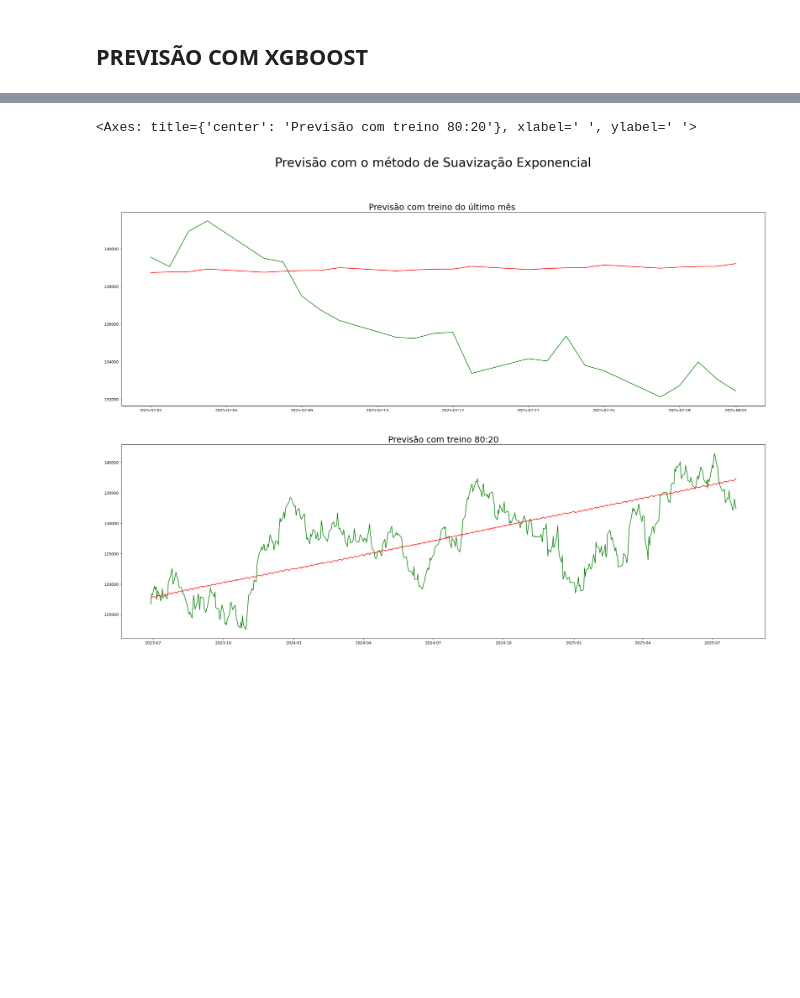
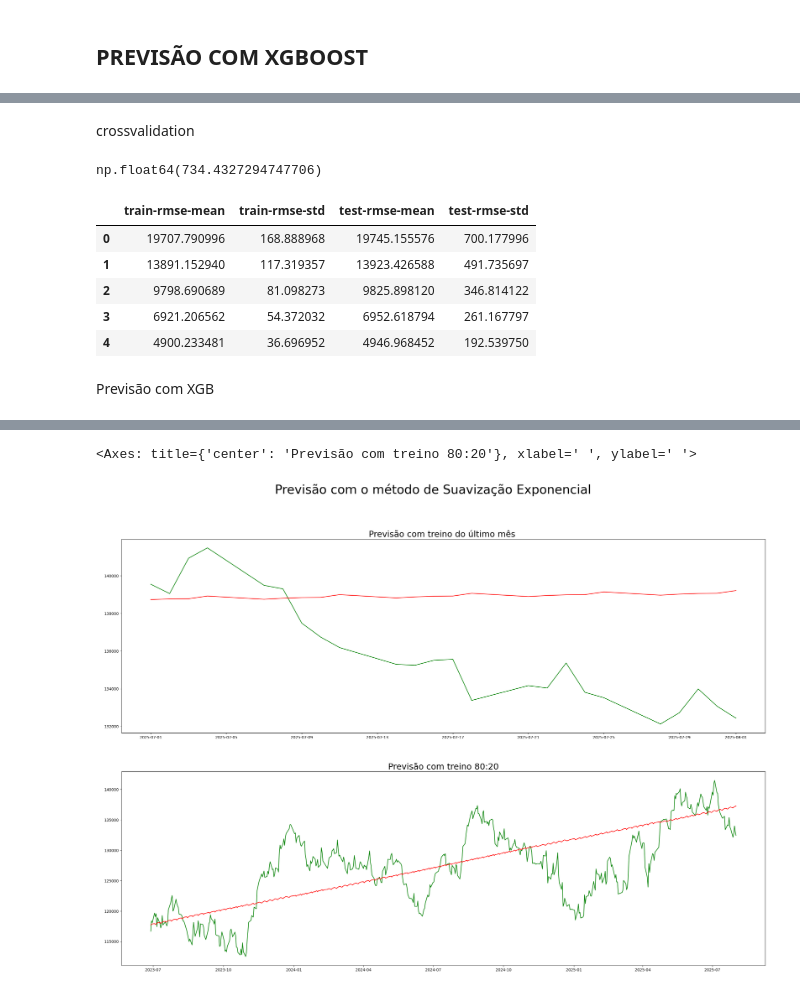
Before and after one commit to marcosfreitas-tech/Postech---Fase-2, a Jupyter notebook: main.ipynb, the cells around one changed output, grey strips where cells are left out. Cells and saved outputs as stored; diff of their text form; code cells hidden in the pictures; blank space fills up the shorter version.

```diff
--- a/main.ipynb
+++ b/main.ipynb
@@ -238,0 +524,9 @@ Name: 2023-06-28 00:00:00, dtype: float64
+# %%
+X, y = dados_yf.drop('Close', axis = 1), dados_yf[['Close']]
+target = X.select_dtypes(exclude=np.number).columns.tolist()
+for col in target:
+    X[col] = X[col].astype('category')
+X_train, X_test, y_train, y_test = train_test_split(X, y, random_state=1)
+
+dtrain_reg = xgb.DMatrix(X_train, y_train, enable_categorical=True)
+dtest_reg = xgb.DMatrix(X_test, y_test, enable_categorical=True)
@@ -238,0 +550,18 @@ Name: 2023-06-28 00:00:00, dtype: float64
+# %%
+params = {"objective": "reg:squarederror", "tree_method": "hist", "device":"cuda"}
+
+evals = [(dtrain_reg, "train"), (dtest_reg, "validation")]
+n = 500
+
+model = xgb.train(
+   params=params,
+   dtrain=dtrain_reg,
+   num_boost_round=n,
+   evals=evals,
+   verbose_eval=10,
+   early_stopping_rounds = 20
+)
+
+preds = model.predict(dtest_reg)
+print('MAPE:', round(MAPE(y_test, preds)*100,2),"%")
+print('MSE:', round(MSE(y_test, preds),2))
@@ -238,0 +581,29 @@ Name: 2023-06-28 00:00:00, dtype: float64
+# %% [markdown]
+crossvalidation
+# %%
+params = {"objective": "reg:squarederror", "tree_method": "hist", "device":"cuda"}
+n = 1000
+
+results = xgb.cv(
+   params, dtrain_reg,
+   num_boost_round=n,
+   nfold=5,
+   early_stopping_rounds=20
+)
+
+best_rmse = results['test-rmse-mean'].min()
+
+best_rmse
+# %% [output]
+np.float64(734.4327294747706)
+# %%
+results.head()
+# %% [output]
+|  | train-rmse-mean | train-rmse-std | test-rmse-mean | test-rmse-std |
+| 0 | 19707.790996 | 168.888968 | 19745.155576 | 700.177996 |
+| 1 | 13891.152940 | 117.319357 | 13923.426588 | 491.735697 |
+| 2 | 9798.690689 | 81.098273 | 9825.898120 | 346.814122 |
+| 3 | 6921.206562 | 54.372032 | 6952.618794 | 261.167797 |
+| 4 | 4900.233481 | 36.696952 | 4946.968452 | 192.539750 |
+# %% [markdown]
+Previsão com XGB
```
Also changed, not shown: parts of 34 cells of this notebook.
